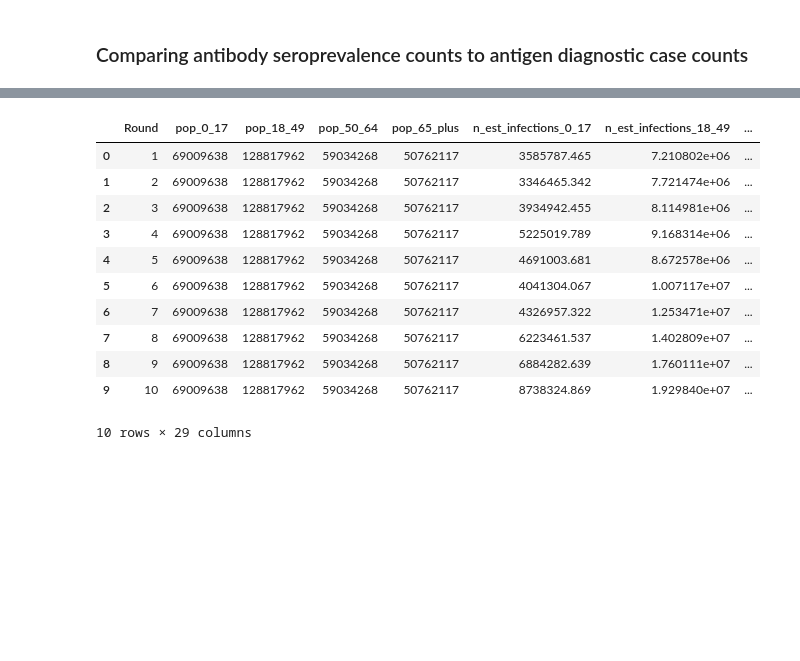
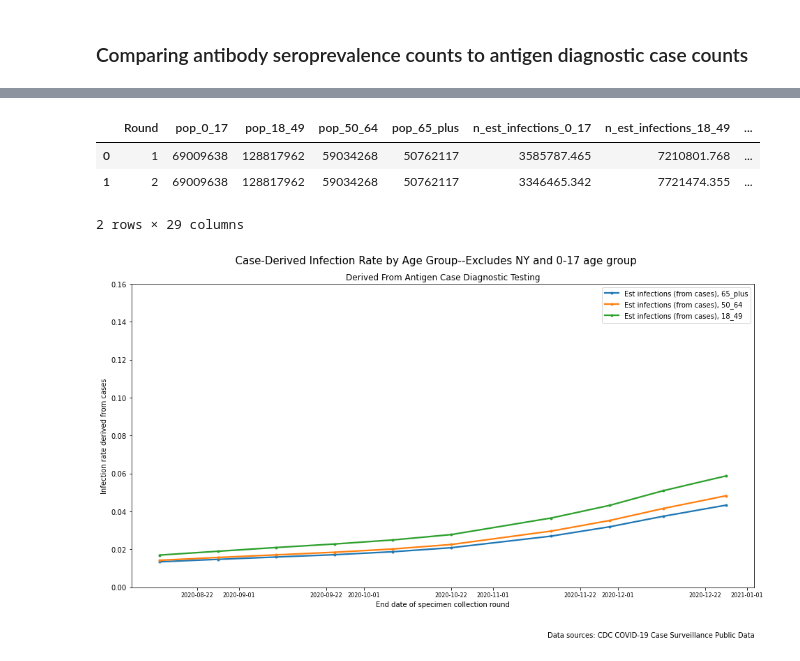
Before and after one commit to salvir1/COVID-19-undercount, a Jupyter notebook: state_and_age_case_vs_seroprev.ipynb, the cells around one changed output, grey strips where cells are left out. Saved outputs shown, nothing was run; the diff lists cells and outputs as text; code cells hidden in the pictures; blank space fills up the shorter version.

```diff
--- a/state_and_age_case_vs_seroprev.ipynb
+++ b/state_and_age_case_vs_seroprev.ipynb
@@ -213,8 +211,9 @@ plt.figtext(0.9, 0.05, 'Data sources: CDC Nationwide Commercial Laboratory Serop
 ## Working with age data
 # %%
 # Define a global variable list for the age groupings to be used throughout this notebook.
-age_groups_list = ['0_17', '18_49', '50_64', '65_plus']
-short_age_groups_list = ['18_49', '50_64', '65_plus']
+age_groups_list = ['65_plus', '50_64', '18_49', '0_17' ]
+# age_groups_list = ['0_17', '18_49', '50_64', '65_plus']
+short_age_groups_list = ['65_plus', '50_64', '18_49']
 # %%
 def point_and_var_calcs(df):
     '''
@@ -349,12 +348,14 @@ for ages in age_groups_list:
 # %%
 # Let's see what we have now.
 fig, ax = plt.subplots(figsize = (16, 8))
-
+colors={'65_plus':'C0', '50_64':'C1', '18_49':'C2', '0_17':'C3' }
 for ages in age_groups_list:
     col_name = f'Est infections (from sp), {ages}'
     ax.plot(sp_by_round_df['last_date_of_round'],
             sp_by_round_df[col_name],
             label = col_name,
+            lw = 2.25,
+            color=colors[ages],
             marker = '.')
 
 ax.set_ylim(0,0.16)
@@ -522,23 +512,40 @@ sp_by_round_df_no_NY
 # Merge the two distinct DataFrames
 sp_by_case_df_no_NY = sp_by_round_df_no_NY.merge(age_group_df_no_NY, on='Round')
 # %%
-sp_by_case_df_no_NY
+sp_by_case_df_no_NY.head(2)
 # %% [output]
 |  | Round | pop_0_17 | pop_18_49 | pop_50_64 | pop_65_plus | n_est_infections_0_17 | n_est_infections_18_49 | ... |
-| 0 | 1 | 69009638 | 128817962 | 59034268 | 50762117 | 3585787.465 | 7.210802e+06 | ... |
-| 1 | 2 | 69009638 | 128817962 | 59034268 | 50762117 | 3346465.342 | 7.721474e+06 | ... |
-| 2 | 3 | 69009638 | 128817962 | 59034268 | 50762117 | 3934942.455 | 8.114981e+06 | ... |
-| 3 | 4 | 69009638 | 128817962 | 59034268 | 50762117 | 5225019.789 | 9.168314e+06 | ... |
-| 4 | 5 | 69009638 | 128817962 | 59034268 | 50762117 | 4691003.681 | 8.672578e+06 | ... |
-| 5 | 6 | 69009638 | 128817962 | 59034268 | 50762117 | 4041304.067 | 1.007117e+07 | ... |
-| 6 | 7 | 69009638 | 128817962 | 59034268 | 50762117 | 4326957.322 | 1.253471e+07 | ... |
-| 7 | 8 | 69009638 | 128817962 | 59034268 | 50762117 | 6223461.537 | 1.402809e+07 | ... |
-| 8 | 9 | 69009638 | 128817962 | 59034268 | 50762117 | 6884282.639 | 1.760111e+07 | ... |
-| 9 | 10 | 69009638 | 128817962 | 59034268 | 50762117 | 8738324.869 | 1.929840e+07 | ... |
+| 0 | 1 | 69009638 | 128817962 | 59034268 | 50762117 | 3585787.465 | 7210801.768 | ... |
+| 1 | 2 | 69009638 | 128817962 | 59034268 | 50762117 | 3346465.342 | 7721474.355 | ... |
-10 rows × 29 columns
+2 rows × 29 columns
 # %%
 # Calculating the case undercount rates
 for ages in age_groups_list:
     sp_by_case_df_no_NY[f'Est infections (from cases), {ages}'] = (sp_by_case_df_no_NY[f'cases_{ages}'] / sp_by_case_df_no_NY[f'pop_{ages}'])
     sp_by_case_df_no_NY[f'Undercount rate, {ages}'] = (sp_by_case_df_no_NY[f'n_est_infections_{ages}'] /
                                        sp_by_case_df_no_NY[f'cases_{ages}'])
+# %%
+# Chart case-derived estimate of infection rate by age group
+fig, ax = plt.subplots(figsize = (16, 8))
+colors={'65_plus':'C0', '50_64':'C1', '18_49':'C2', '0_17':'C3' }
+
+for ages in short_age_groups_list:
+    col_name = f'Est infections (from cases), {ages}'
+    ax.plot(sp_by_case_df_no_NY['last_date_of_round'],
+            sp_by_case_df_no_NY[col_name],
+            label = col_name,
+            lw = 2.25,
+            color = colors[ages],
+            marker = '.')
+
+ax.tick_params(axis='x', which='major', labelsize=8)
+ax.set_ylim(0,0.16)
+ax.set_xlabel('End date of specimen collection round')
+ax.set_ylabel('Infection rate derived from cases')
+ax.set_title('Derived From Antigen Case Diagnostic Testing')
+ax.legend()
+fig.suptitle(f'  Case-Derived Infection Rate by Age Group--Excludes NY and 0-17 age group', size=15, y=0.95)
+plt.figtext(0.9, 0, 'Data sources: CDC COVID-19 Case Surveillance Public Data', horizontalalignment='right')
+plt.savefig(f'img/cases_by_age_and_period_with_exclusions.png');
+# %% [output]
+[figure, added]
```
Also changed, not shown: parts of 24 cells of this notebook, 14 other files.
